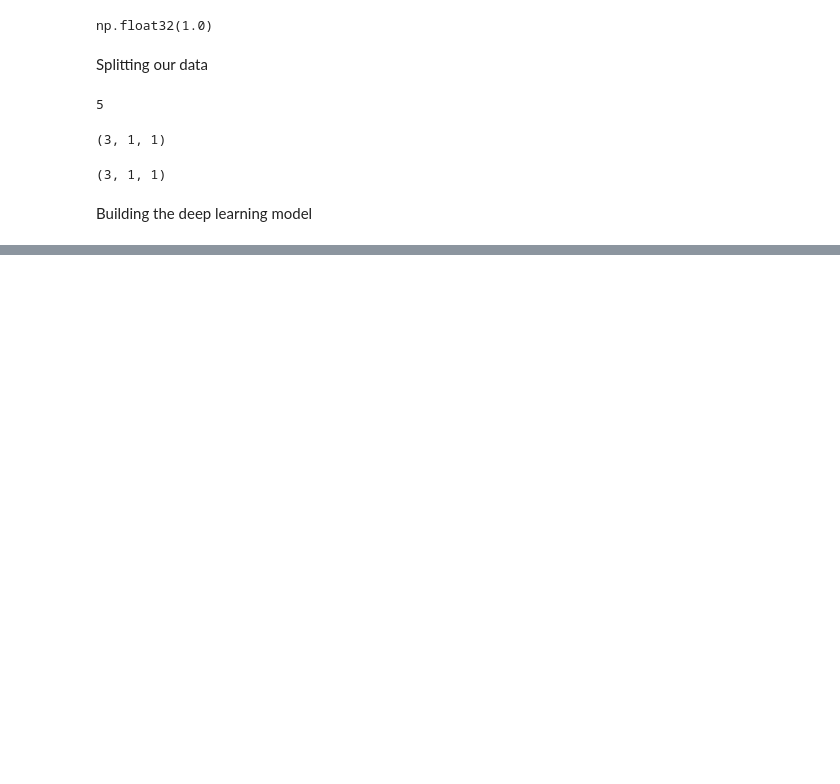
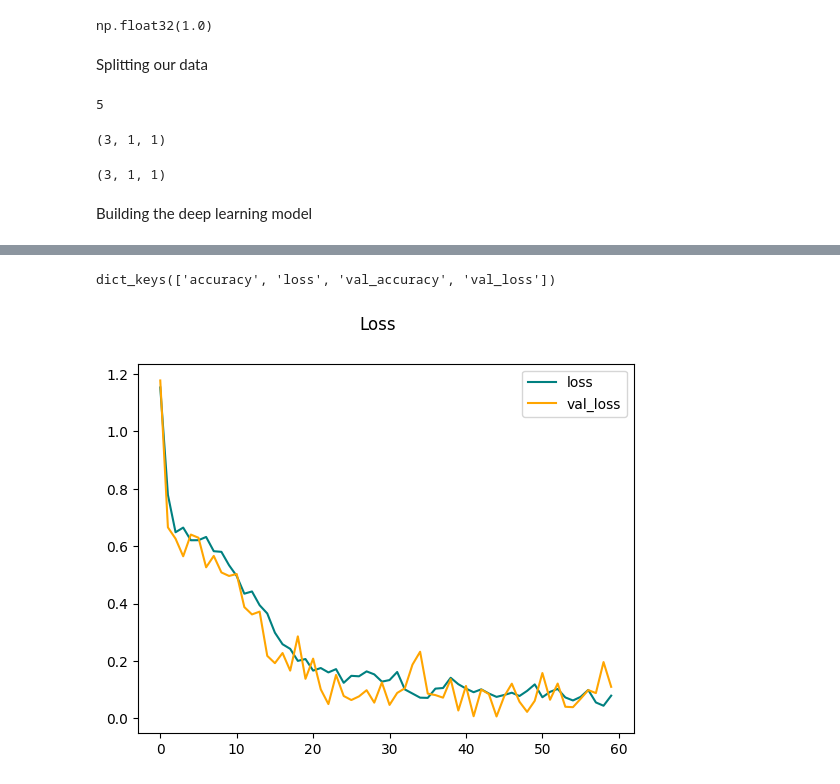
Before and after one commit to ShriVarshaan/animal-image-classifier, a Jupyter notebook: ImageClassification.ipynb, the cells around one changed output, grey strips where cells are left out. Cells and saved outputs as stored; diff of their text form; code cells hidden in the pictures; blank space fills up the shorter version.

Commit message:
training our model and plotting performance

```diff
--- a/ImageClassification.ipynb
+++ b/ImageClassification.ipynb
@@ -176,4 +176,4 @@ logdir = "logs"
 # %%
 tensorboard_callback = tf.keras.callbacks.TensorBoard(log_dir=logdir)
 # %%
-history = model.fit(train_data, epochs = 20, validation_data= val_data, callbacks=[tensorboard_callback])
+history = model.fit(train_data, epochs = 60, validation_data= val_data, callbacks=[tensorboard_callback])
@@ -179,0 +198,13 @@ history = model.fit(train_data, epochs = 20, validation_data= val_data, callback
+# %%
+history.history.keys()
+# %% [output]
+dict_keys(['accuracy', 'loss', 'val_accuracy', 'val_loss'])
+# %%
+fig = plt.figure()
+plt.plot(history.history["loss"], color="teal", label="loss")
+plt.plot(history.history["val_loss"], color="orange", label="val_loss")
+fig.suptitle("Loss")
+plt.legend()
+plt.show()
+# %% [output]
+[figure, added]
```
Also changed, not shown: parts of 3 cells of this notebook, 8 other files.
